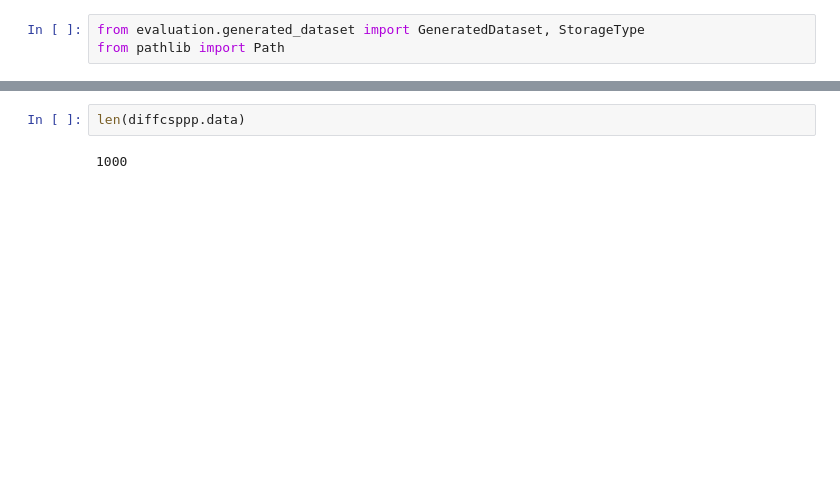
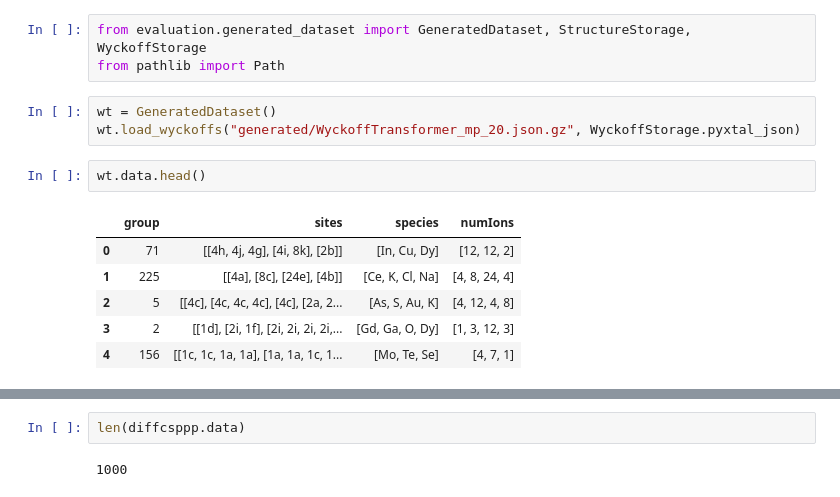
Before and after one commit to kedhip/WyckoffTransformer, a Jupyter notebook: evaluation_dev.ipynb, the cells around one changed output, grey strips where cells are left out. Drawn from its saved outputs; the diff is of its cells as text; blank space fills up the shorter version.

```diff
--- a/evaluation_dev.ipynb
+++ b/evaluation_dev.ipynb
@@ -1,5 +1,17 @@
 # %%
-from evaluation.generated_dataset import GeneratedDataset, StorageType
+from evaluation.generated_dataset import GeneratedDataset, StructureStorage, WyckoffStorage
 from pathlib import Path
+# %%
+wt = GeneratedDataset()
+wt.load_wyckoffs("generated/WyckoffTransformer_mp_20.json.gz", WyckoffStorage.pyxtal_json)
+# %%
+wt.data.head()
+# %% [output]
+|  | group | sites | species | numIons |
+| 0 | 71 | [[4h, 4j, 4g], [4i, 8k], [2b]] | [In, Cu, Dy] | [12, 12, 2] |
+| 1 | 225 | [[4a], [8c], [24e], [4b]] | [Ce, K, Cl, Na] | [4, 8, 24, 4] |
+| 2 | 5 | [[4c], [4c, 4c, 4c], [4c], [2a, 2... | [As, S, Au, K] | [4, 12, 4, 8] |
+| 3 | 2 | [[1d], [2i, 1f], [2i, 2i, 2i, 2i,... | [Gd, Ga, O, Dy] | [1, 3, 12, 3] |
+| 4 | 156 | [[1c, 1c, 1a, 1a], [1a, 1a, 1c, 1... | [Mo, Te, Se] | [4, 7, 1] |
 # %%
 diffcsppp = GeneratedDataset()
```
Also changed, not shown: parts of 9 cells of this notebook, 13 other files.
